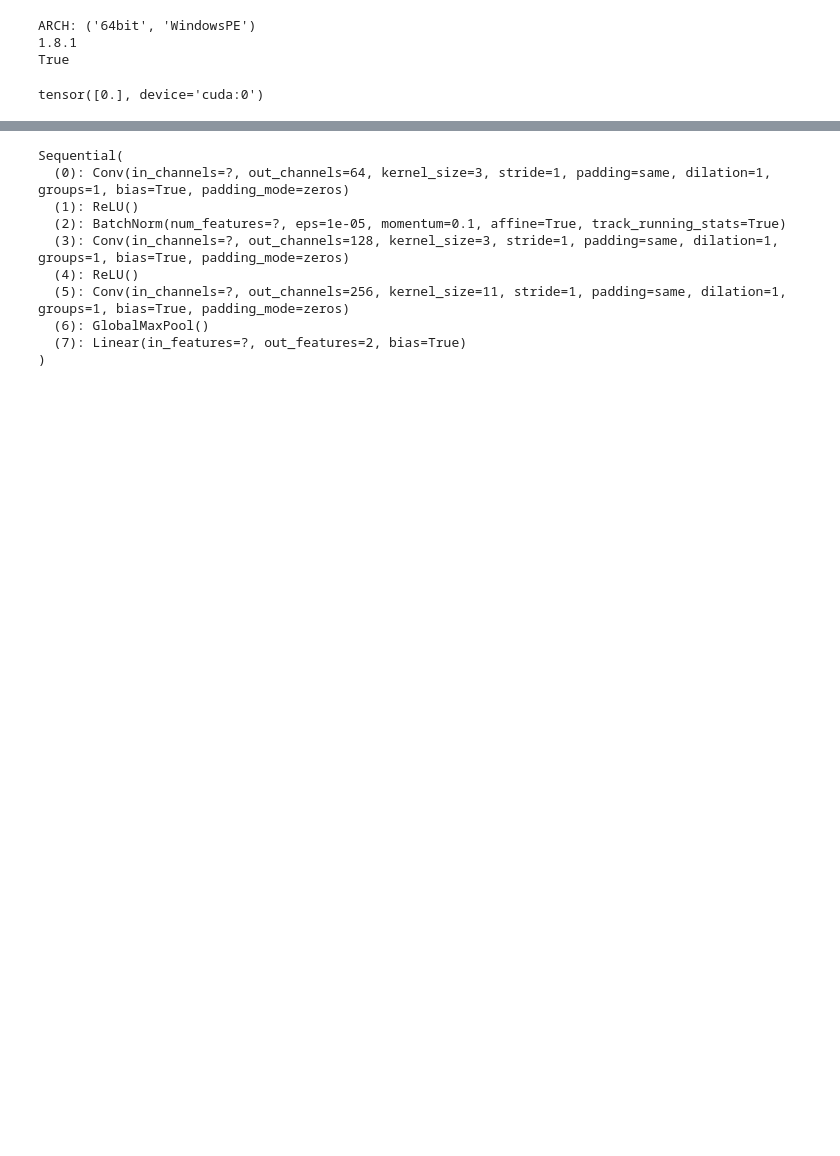
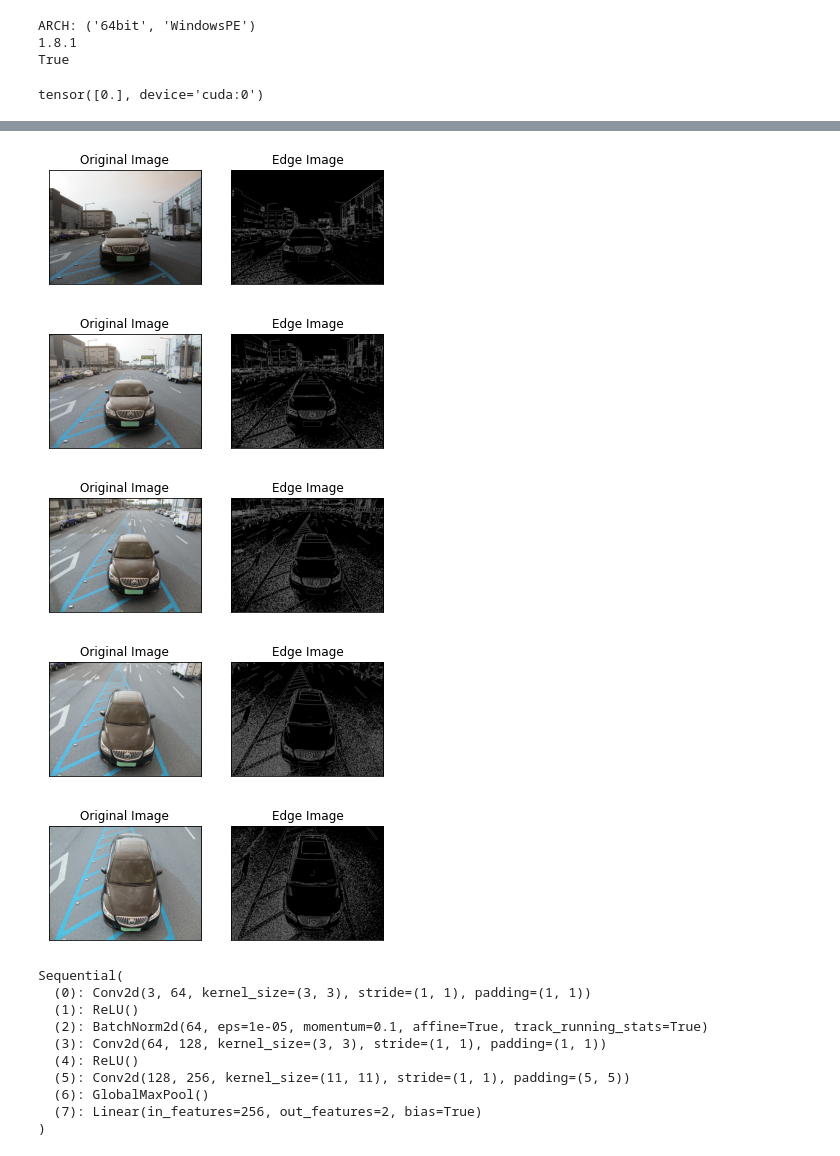
Before and after one commit to CAU-Computer-Vision/Parallel_CNN_car_classifier, a Jupyter notebook: cnn_car_data.ipynb, the cells around one changed output, grey strips where cells are left out. Saved outputs shown, nothing was run; the diff lists cells and outputs as text; code cells hidden in the pictures; blank space fills up the shorter version.

Commit message:
convert images with canny edge detection

```diff
--- a/cnn_car_data.ipynb
+++ b/cnn_car_data.ipynb
@@ -44,3 +46,22 @@ Ssangyong
+# %%
+edges=[]
+name = ["0", "15", "30", "45", "60"]
+for n in name:
+    path = ".\\data\\kcar\\GM Daewoo\\GM Daewoo\\GM Daewoo\\GM Daewoo\\알페온\\2011\\10시대\\H0\\GM대우_알페온_2011_10시대_H0_V"+n+".jpg"
+    img_array = np.fromfile(path, np.uint8)
+    im = cv.imdecode(img_array, cv.IMREAD_COLOR)
+    edges.append(cv.Canny(im,100,200))
+    plt.subplot(121),plt.imshow(im,cmap = 'gray')
+    plt.title('Original Image'), plt.xticks([]), plt.yticks([])
+    plt.subplot(122),plt.imshow(edges[-1],cmap = 'gray')
+    plt.title('Edge Image'), plt.xticks([]), plt.yticks([])
+    plt.show()
+# %% [output]
+[figure, added]
+[figure, added]
+[figure, added]
+[figure, added]
+[figure, added]
 # %%
 import matplotlib.pyplot as plt
 from torchvision.transforms import ToPILImage
@@ -83,27 +104,28 @@ class CNN(tl.Module):
 train_loader = DataLoader(train_data, batch_size = 16, shuffle = True, num_workers = 4)
 test_loader = DataLoader(test_data, batch_size = 16)
 # %%
-model = torch.nn.Sequential(
+model1 = torch.nn.Sequential(
     tl.Conv(64),  # specify ONLY out_channels
     torch.nn.ReLU(),  # use torch.nn wherever you wish
     tl.BatchNorm(),  # BatchNormNd inferred from input
     tl.Conv(128),  # Default kernel_size equal to 3
     tl.ReLU(),
-    tl.Conv(256, kernel_size=11),  # "same" padding as default
+    # tl.Conv(256, kernel_size=11),  # "same" padding as default
     tl.GlobalMaxPool(),  # Known from Keras
-    tl.Linear(2),  # Output for 10 classes
+    # tl.Linear(2),  # Output for 2 classes
 )
+model = tl.build(model1, torch.randn(1, 3, 28, 28))
 model.cuda()
 # %% [output]
 Sequential(
-  (0): Conv(in_channels=?, out_channels=64, kernel_size=3, stride=1, padding=same, dilation=1, groups=1, bias=True, padding_mode=zeros)
+  (0): Conv2d(3, 64, kernel_size=(3, 3), stride=(1, 1), padding=(1, 1))
   (1): ReLU()
-  (2): BatchNorm(num_features=?, eps=1e-05, momentum=0.1, affine=True, track_running_stats=True)
-  (3): Conv(in_channels=?, out_channels=128, kernel_size=3, stride=1, padding=same, dilation=1, groups=1, bias=True, padding_mode=zeros)
+  (2): BatchNorm2d(64, eps=1e-05, momentum=0.1, affine=True, track_running_stats=True)
+  (3): Conv2d(64, 128, kernel_size=(3, 3), stride=(1, 1), padding=(1, 1))
   (4): ReLU()
-  (5): Conv(in_channels=?, out_channels=256, kernel_size=11, stride=1, padding=same, dilation=1, groups=1, bias=True, padding_mode=zeros)
+  (5): Conv2d(128, 256, kernel_size=(11, 11), stride=(1, 1), padding=(5, 5))
   (6): GlobalMaxPool()
-  (7): Linear(in_features=?, out_features=2, bias=True)
+  (7): Linear(in_features=256, out_features=2, bias=True)
 )
 # %%
 vgg_model = torchvision.models.vgg16(pretrained=True)
```
Also changed, not shown: parts of 5 cells of this notebook.
